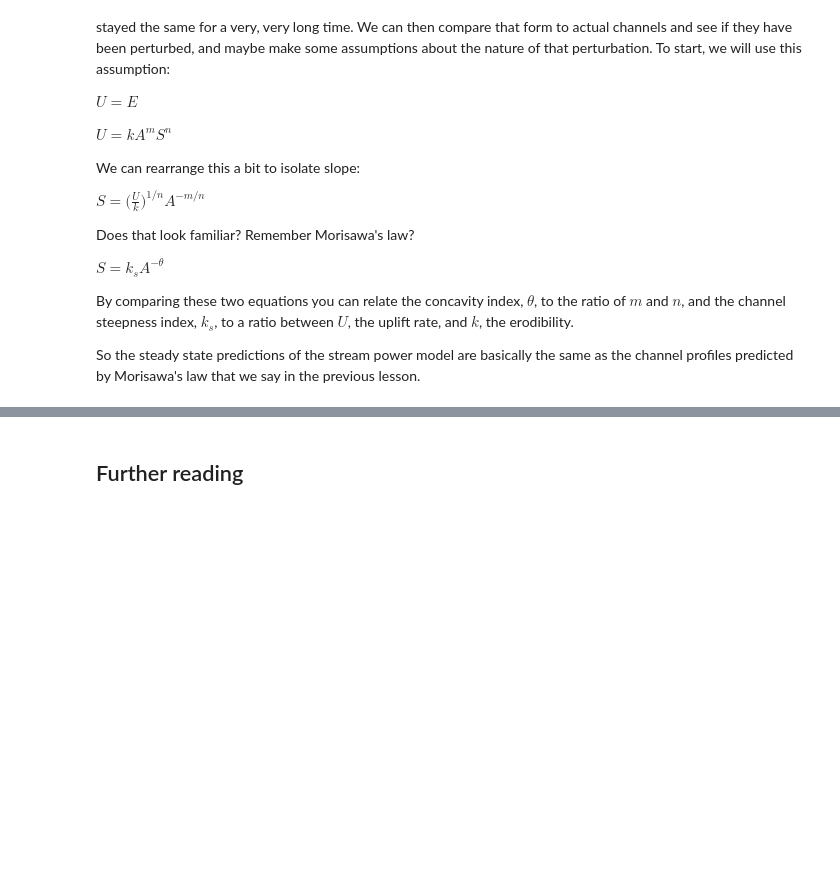
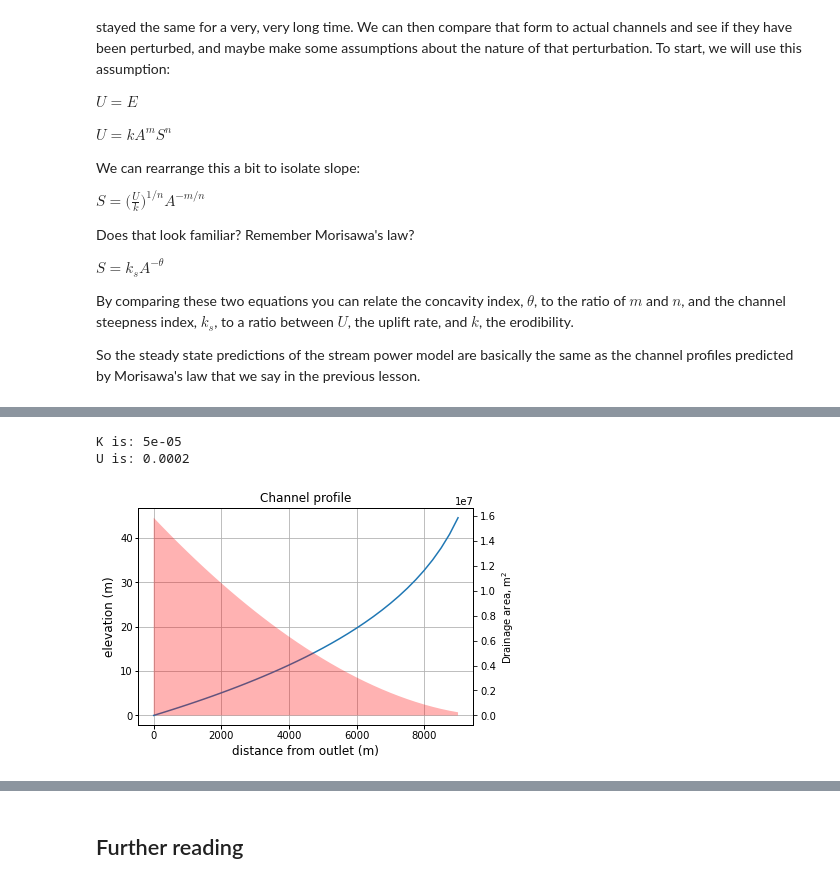
Before and after one commit to simon-m-mudd/smm_teaching_notebooks, a Jupyter notebook: Channel_incision/Lesson_02_stream_power.ipynb, the cells around one changed output, grey strips where cells are left out. Saved outputs shown, nothing was run; the diff lists cells and outputs as text; code cells hidden in the pictures; blank space fills up the shorter version.

```diff
--- a/Channel_incision/Lesson_02_stream_power.ipynb
+++ b/Channel_incision/Lesson_02_stream_power.ipynb
@@ -45,0 +86,8 @@ So the steady state predictions of the stream power model are basically the same
+# %%
+first_channel = ct.channeltoy(spacing=250, U = 0.0002, K = 0.00005, n=1, m= 0.45)
+initial_elevation = first_channel.solve_steady_state_elevation()
+first_channel.plot_ss_channel(show_figure = True, print_to_file = False,show_area=True)
+# %% [output]
+K is: 5e-05
+U is: 0.0002
+[figure, added]
```
Also changed, not shown: parts of 15 cells of this notebook, 1 other file.
